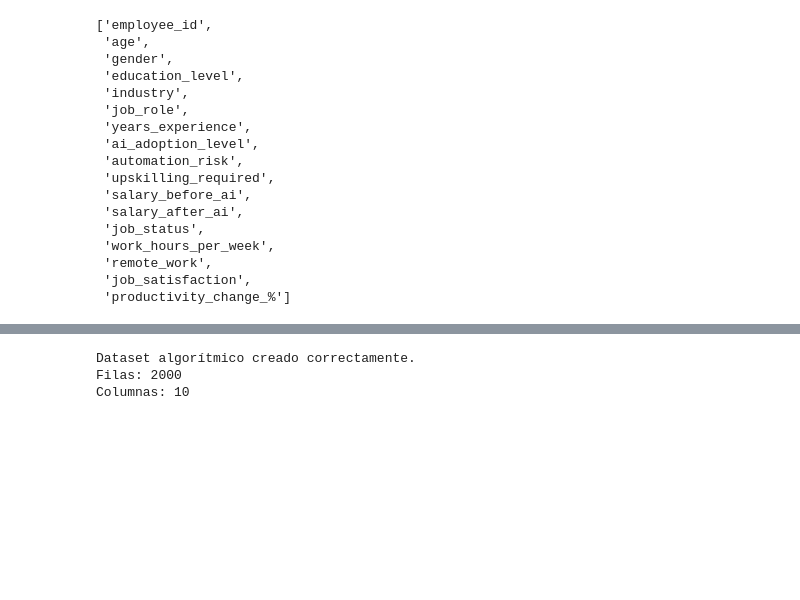
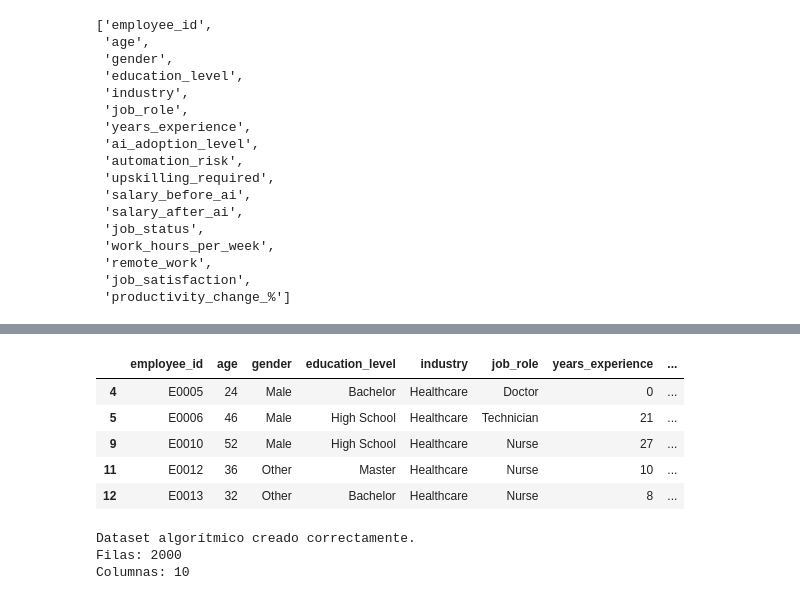
Before and after one commit to Prod1982/mcdi500_s1_grupo6, a Jupyter notebook: F3/notebooks/F3_algoritmos_complejidad.ipynb, the cells around one changed output, grey strips where cells are left out. Saved outputs shown, nothing was run; the diff lists cells and outputs as text; code cells hidden in the pictures; blank space fills up the shorter version.

```diff
--- a/F3/notebooks/F3_algoritmos_complejidad.ipynb
+++ b/F3/notebooks/F3_algoritmos_complejidad.ipynb
@@ -80,3 +151,17 @@ df.columns.tolist()
+# %%
+salud = (
+    preprocesador_avanzado
+    .filtrar_por_industria("Healthcare")
+)
+
+salud.head()
+# %% [output]
+|  | employee_id | age | gender | education_level | industry | job_role | years_experience | ... |
+| 4 | E0005 | 24 | Male | Bachelor | Healthcare | Doctor | 0 | ... |
+| 5 | E0006 | 46 | Male | High School | Healthcare | Technician | 21 | ... |
+| 9 | E0010 | 52 | Male | High School | Healthcare | Nurse | 27 | ... |
+| 11 | E0012 | 36 | Other | Master | Healthcare | Nurse | 10 | ... |
+| 12 | E0013 | 32 | Other | Bachelor | Healthcare | Nurse | 8 | ... |
 # %%
 # Selección de variables relevantes para el análisis algorítmico de Fase 3
 
```
Also changed, not shown: parts of 16 cells of this notebook, 2 other files.
